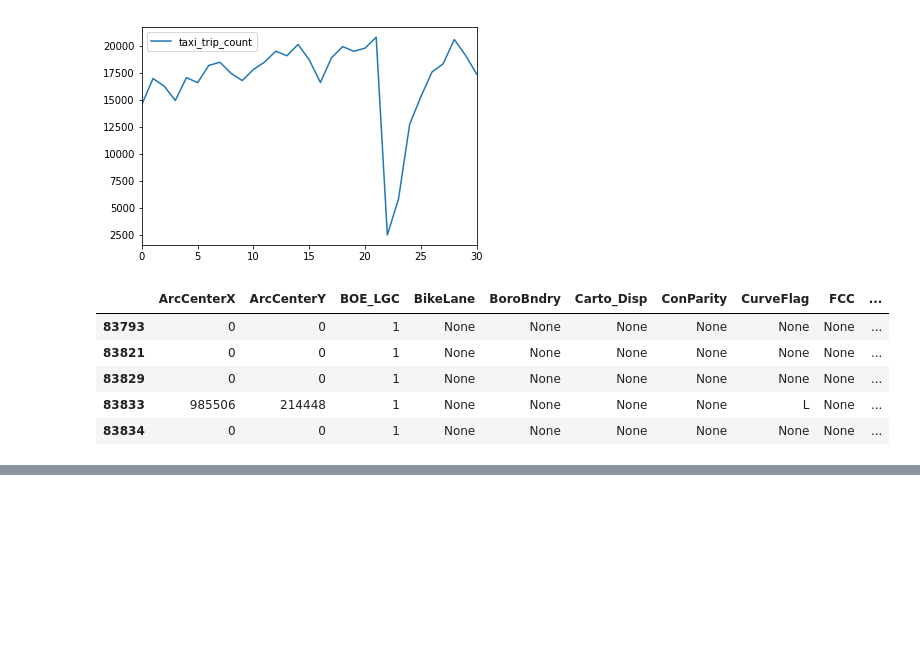
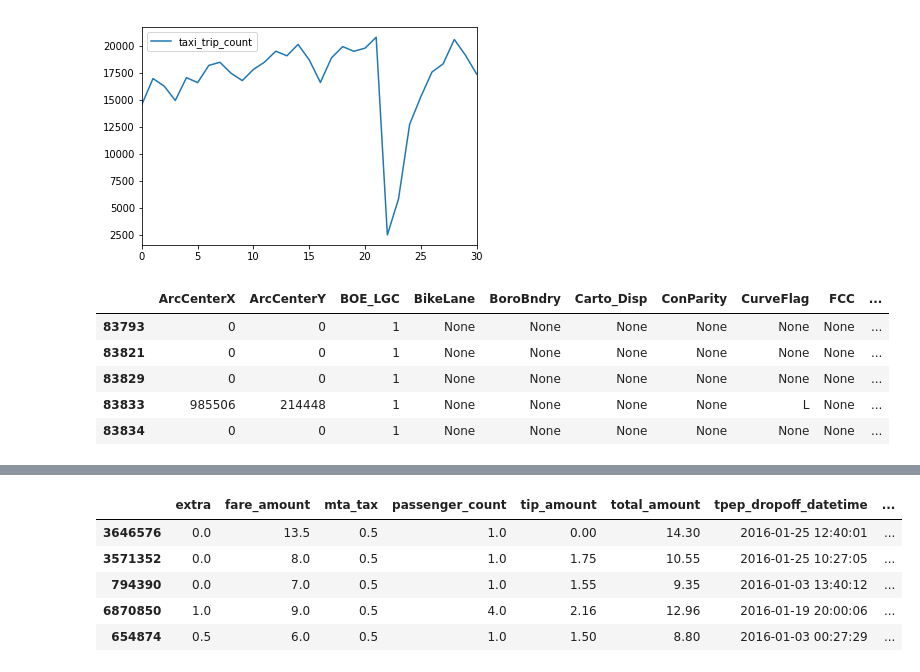
Before and after one commit to gperrin12/anomaly_detection_NYC_transit, a Jupyter notebook: TLC_anomaly_detection_042217.ipynb, the cells around one changed output, grey strips where cells are left out. Cells and saved outputs as stored; diff of their text form; code cells hidden in the pictures; blank space fills up the shorter version.

```diff
--- a/TLC_anomaly_detection_042217.ipynb
+++ b/TLC_anomaly_detection_042217.ipynb
@@ -358,0 +382,9 @@ plt.ylabel("latitude")
+# %%
+MSG_sample.head()
+# %% [output]
+|  | extra | fare_amount | mta_tax | passenger_count | tip_amount | total_amount | tpep_dropoff_datetime | ... |
+| 3646576 | 0.0 | 13.5 | 0.5 | 1.0 | 0.00 | 14.30 | 2016-01-25 12:40:01 | ... |
+| 3571352 | 0.0 | 8.0 | 0.5 | 1.0 | 1.75 | 10.55 | 2016-01-25 10:27:05 | ... |
+| 794390 | 0.0 | 7.0 | 0.5 | 1.0 | 1.55 | 9.35 | 2016-01-03 13:40:12 | ... |
+| 6870850 | 1.0 | 9.0 | 0.5 | 4.0 | 2.16 | 12.96 | 2016-01-19 20:00:06 | ... |
+| 654874 | 0.5 | 6.0 | 0.5 | 1.0 | 1.50 | 8.80 | 2016-01-03 00:27:29 | ... |
```
Also changed, not shown: parts of 11 cells of this notebook.
